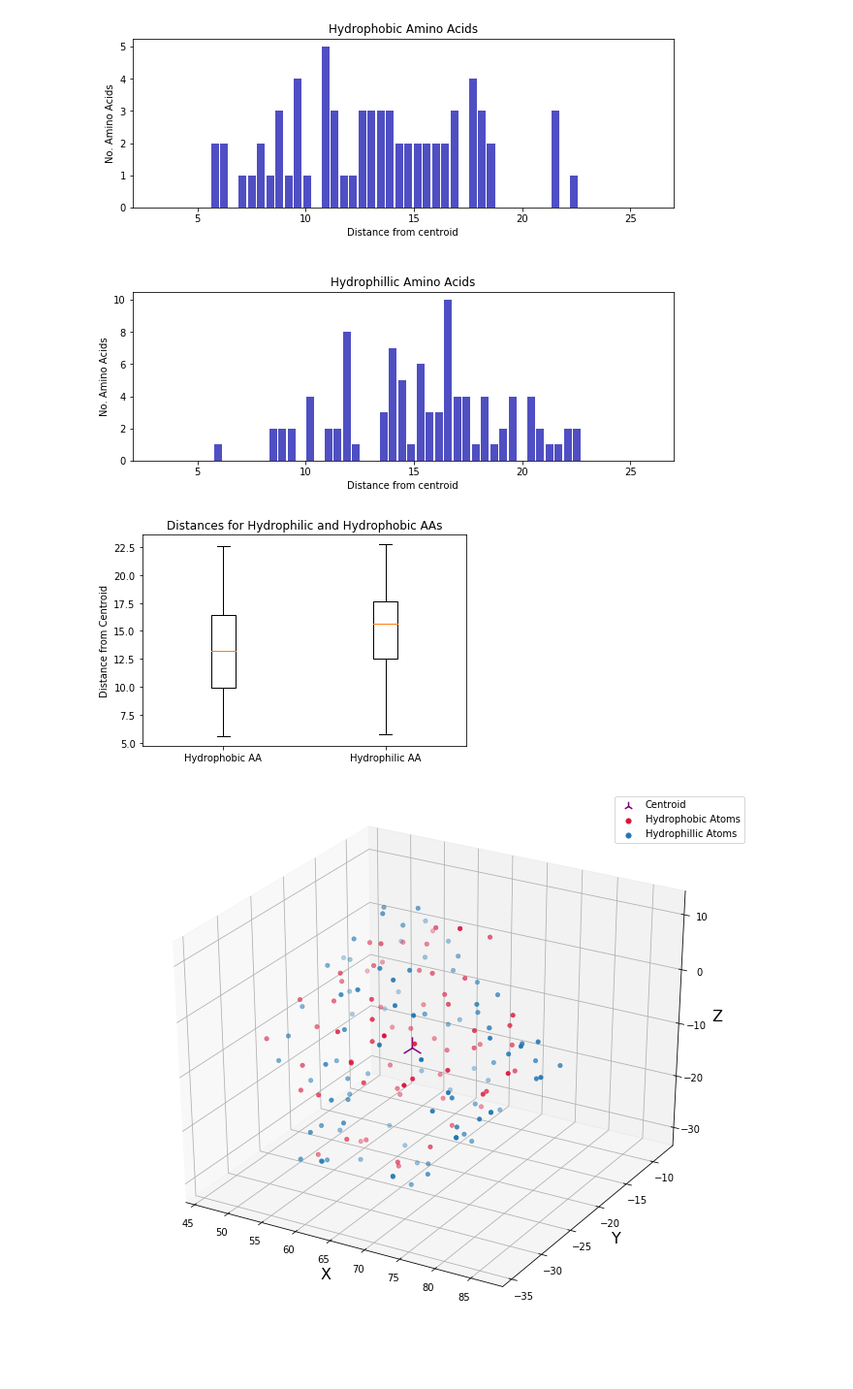
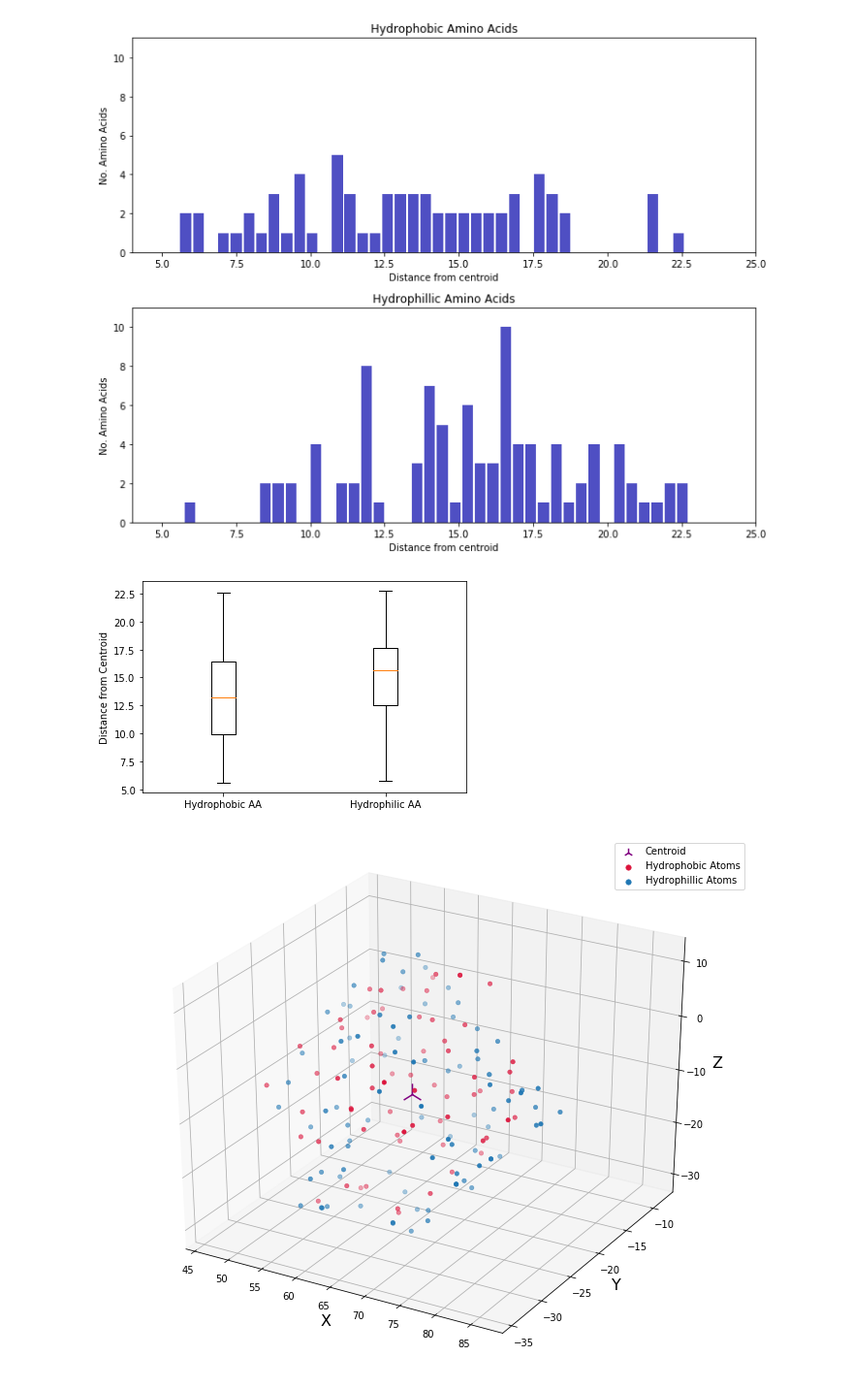
Before and after one commit to JamesDanielOReilly/Practical-Bioinformatics, a Jupyter notebook: Leuven-Coursework-2/coursework_2.ipynb, the cells around one changed output. Shown: that part at 97% size. Drawn from its saved outputs; the diff is of its cells as text; code cells hidden in the pictures; blank space fills up the shorter version.

Commit message:
Added savefigs.

```diff
--- a/Leuven-Coursework-2/coursework_2.ipynb
+++ b/Leuven-Coursework-2/coursework_2.ipynb
@@ -156,7 +175,7 @@ def aa_split(filename):
 # %%
 def atoms(filename, atomtype = None):
     '''
-    in: name of file atomtype: hetero, atom, or empty.
+    in: name of file and optional atomtype argument (hetero, atom, or empty).
     out: file containing atoms in pdb format.
 
     '''
@@ -193,13 +212,13 @@ atoms(file)
 def get_coordinates(filename, split = None):
 
     '''
-    in: PDB file with only CA atoms. Optional variable for splitting into phobic and philic.
+    in: PDB file. Optional variable for splitting into phobic and philic.
     out: matrix with coordinates of atoms
     '''
 
     coordinate_list = []
-    residues = retrieve(filename, ['resName'])
-    aa_split(filename)
+    residues = retrieve(filename, ['resName']) # Get residues using the retrieve function
+    aa_split(filename)                         # Generates a phobic and philic file
     phob_filename = "phob_" + filename
     phil_filename = "phil_" + filename
 
@@ -239,6 +258,9 @@ def parsePDB():
 # parsePDB()
 # %%
 def distance_to_centroid(filename):
+    '''
+
+    '''
 
     distances = []
     markers = []
@@ -267,36 +289,47 @@ phil_distances = [element[0] for element in phil_outputs]
 # %%
 x1 = phob_distances
 x2 = phil_distances
 
 fig = plt.figure(figsize=(10, 8))
 
 ax1 = fig.add_subplot(211)
 ax1.hist(x1, bins=40, color='#0504aa', alpha=0.7, rwidth=0.85)
-plt.xlim(2, 27)
+plt.xlim(4, 25)
+plt.ylim(0,11)
 ax1.set_title('Hydrophobic Amino Acids')
 ax1.set_xlabel('Distance from centroid')
 ax1.set_ylabel('No. Amino Acids')
+extentphob = ax1.get_window_extent().transformed(fig.dpi_scale_trans.inverted())
+fig.savefig('phobic_histogram.png', bbox_inches=extentphob.expanded(1.3, 1.2))
 
 ax2 = fig.add_subplot(212)
 ax2.hist(x2, bins=40, color='#0504aa', alpha=0.7, rwidth=0.85)
-plt.xlim(2, 27)
+plt.xlim(4, 25)
+plt.ylim(0,11)
 ax2.set_title('Hydrophillic Amino Acids')
 ax2.set_xlabel('Distance from centroid')
 ax2.set_ylabel('No. Amino Acids')
+extentphil = ax2.get_window_extent().transformed(fig.dpi_scale_trans.inverted())
+fig.savefig('philic_histogram.png', bbox_inches=extentphil.expanded(1.3, 1.2))
+
 
 plt.subplots_adjust(left=None, bottom=None, right=None, top=None, wspace=None, hspace=0.5)
+plt.savefig('histograms.png')
+fig.tight_layout()
 plt.show()
-
-labels = ['Hydrophobic AA', 'Hydrophilic AA']
-data = [phob_distances, phil_distances]
-fig, ax = plt.subplots()
-ax.set_title('Distances for Hydrophilic and Hydrophobic AAs')
-ax.boxplot(data, labels = labels)
-ax.set_ylabel('Distance from Centroid')
-plt.show()
 # %% [output]
-[figure, old version]
+[figure, new version]
-[figure, removed]
+# %%
+labels = ['Hydrophobic AA', 'Hydrophilic AA']
+data = [phob_distances, phil_distances]
+fig, ax = plt.subplots()
+# ax.set_title('Distance from Centroid')
+ax.boxplot(data, labels = labels)
+ax.set_ylabel('Distance from Centroid')
+plt.savefig('boxplot.png')
+plt.show()
+# %% [output]
+[figure, added]
 # %%
 # %matplotlib qt5
 phob_coords = get_coordinates(atom_file, 'phobic')
```
Also changed, not shown: parts of 10 cells of this notebook, 17 other files.
